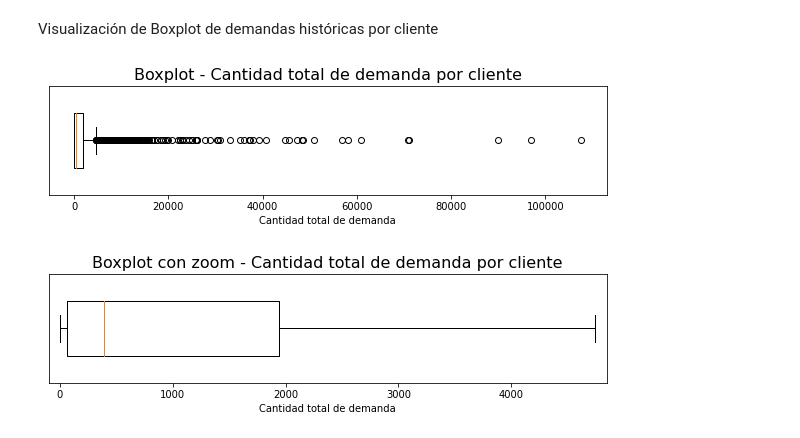
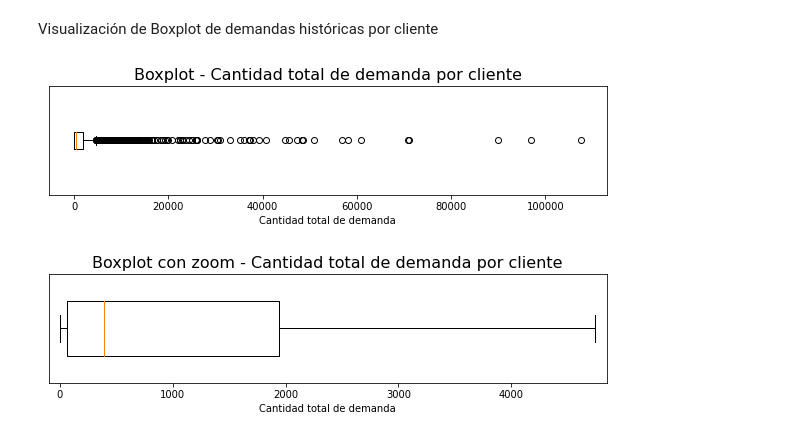
Before and after one commit to javieragebhardt/Optimizacion-Bodegas-G16, a Jupyter notebook: Analisis_Datos_Bodega.ipynb, the cells around one changed output. Saved outputs shown, nothing was run; the diff lists cells and outputs as text; code cells hidden in the pictures.

```diff
--- a/Analisis_Datos_Bodega.ipynb
+++ b/Analisis_Datos_Bodega.ipynb
@@ -266,18 +266,18 @@ Visualización de Boxplot de demandas históricas por cliente
 # %%
 plt.figure(figsize=(10, 2))
 plt.boxplot(cantidad_total_por_cliente.values, vert=False)  # Aumentar el valor de 'whis'
 plt.title('Boxplot - Cantidad total de demanda por cliente', fontsize=16)
 plt.xlabel('Cantidad total de demanda')
 plt.ylabel('')
 plt.yticks([])
 
 # Ajustar la altura de la caja
-box_height = box_y[3] - box_y[1]  # Altura de la caja (Q3 - Q1)
-plt.ylim(box_y[1] - 0.5 * box_height, box_y[3] + 0.5 * box_height)
+#box_height = box_y[3] - box_y[1]  # Altura de la caja (Q3 - Q1)
+#plt.ylim(box_y[1] - 0.5 * box_height, box_y[3] + 0.5 * box_height)
 
 plt.show()
 # %% [output]
-[figure, old version]
+[figure, new version]
 # %%
 plt.figure(figsize=(10, 2))
 boxplot = plt.boxplot(cantidad_total_por_cliente.values, vert=False, showfliers=False)
```
Also changed, not shown: parts of 4 cells of this notebook.
